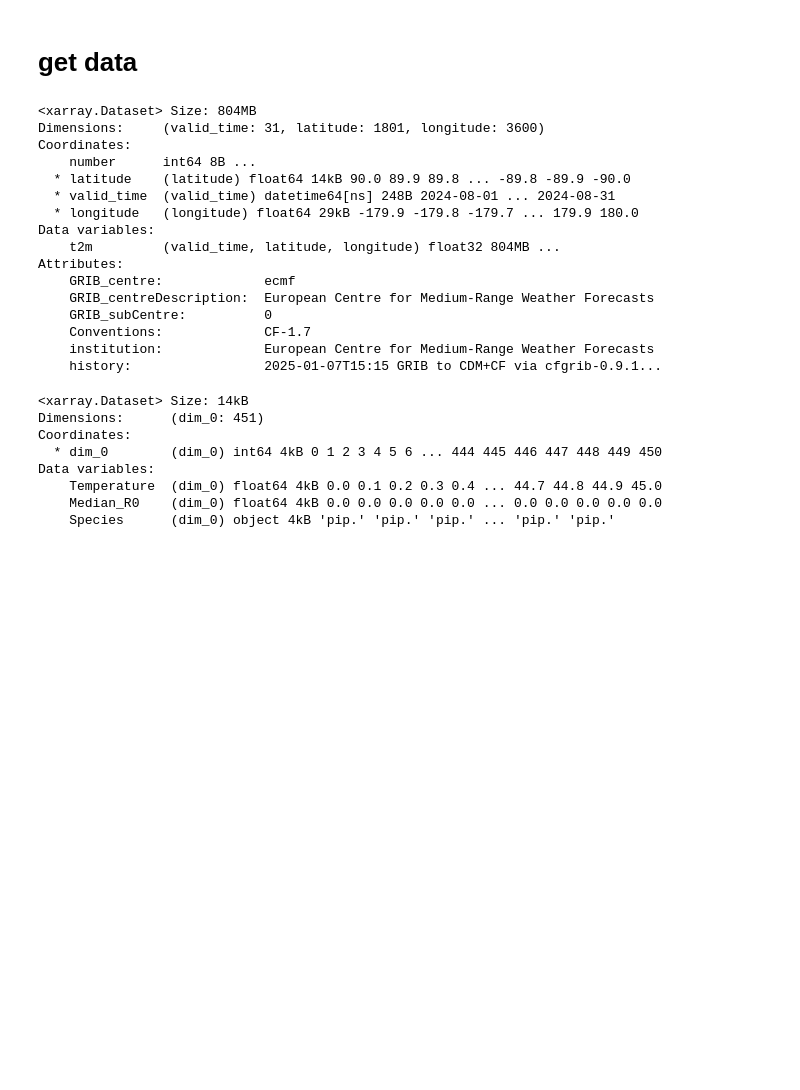
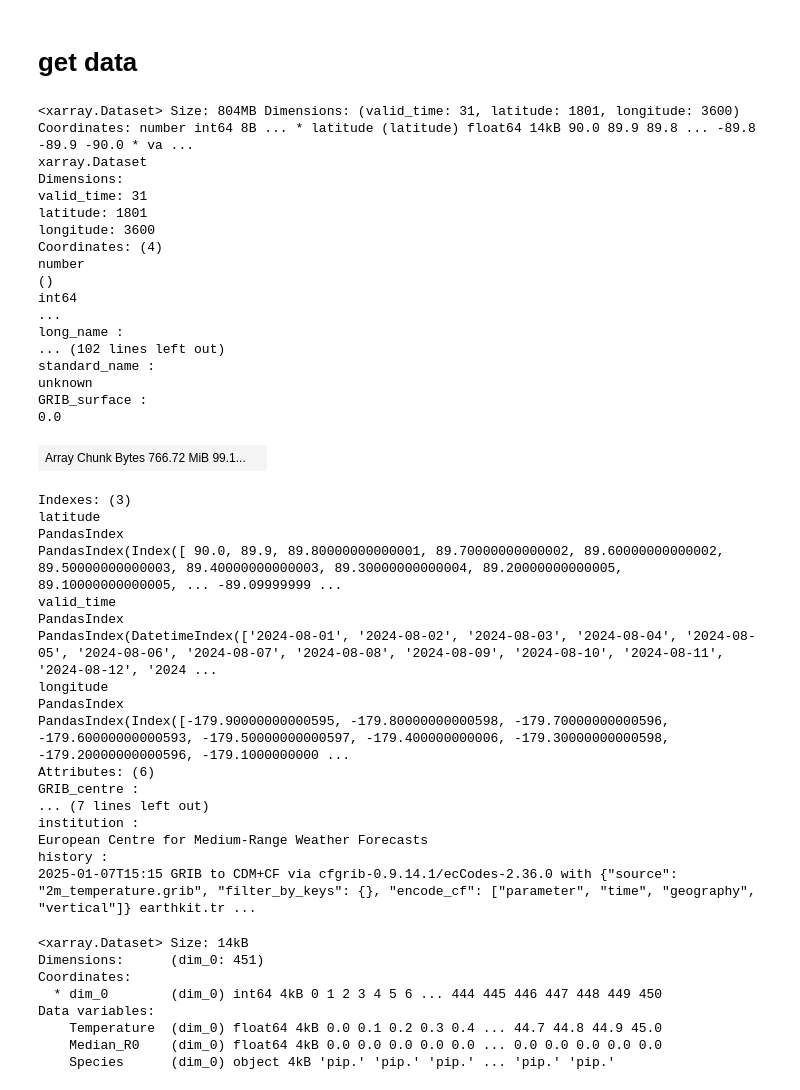
Before and after one commit to ssciwr/onehealth-model-backend, a Jupyter notebook: notebooks/model_python.ipynb, the cells around one changed output. Drawn from its saved outputs; the diff is of its cells as text; code cells hidden in the pictures; blank space fills up the shorter version.

```diff
--- a/notebooks/model_python.ipynb
+++ b/notebooks/model_python.ipynb
@@ -14,25 +15,44 @@ PosixPath('/home/hmack/Development/onehealth-model-backend/data/in')
 # %% [markdown]
 # get data
 # %%
-data = xr.open_dataset(path / "ERA5land_global_t2m_dailyStats_mean_01Deg_2024_08_data.nc")
+data = xr.open_dataset(path / "ERA5land_global_t2m_dailyStats_mean_01Deg_2024_08_data.nc", chunks='auto')
 data
 # %% [output]
-<xarray.Dataset> Size: 804MB
-Dimensions:     (valid_time: 31, latitude: 1801, longitude: 3600)
-Coordinates:
-    number      int64 8B ...
-  * latitude    (latitude) float64 14kB 90.0 89.9 89.8 ... -89.8 -89.9 -90.0
-  * valid_time  (valid_time) datetime64[ns] 248B 2024-08-01 ... 2024-08-31
-  * longitude   (longitude) float64 29kB -179.9 -179.8 -179.7 ... 179.9 180.0
-Data variables:
-    t2m         (valid_time, latitude, longitude) float32 804MB ...
-Attributes:
-    GRIB_centre:             ecmf
-    GRIB_centreDescription:  European Centre for Medium-Range Weather Forecasts
-    GRIB_subCentre:          0
-    Conventions:             CF-1.7
-    institution:             European Centre for Medium-Range Weather Forecasts
-    history:                 2025-01-07T15:15 GRIB to CDM+CF via cfgrib-0.9.1...
+<xarray.Dataset> Size: 804MB Dimensions: (valid_time: 31, latitude: 1801, longitude: 3600) Coordinates: number int64 8B ... * latitude (latitude) float64 14kB 90.0 89.9 89.8 ... -89.8 -89.9 -90.0 * va ...
+xarray.Dataset
+Dimensions:
+valid_time: 31
+latitude: 1801
+longitude: 3600
+Coordinates: (4)
+number
+()
+int64
+...
+long_name :
+... (102 lines left out)
+standard_name :
+unknown
+GRIB_surface :
+0.0
+| Array Chunk Bytes 766.72 MiB 99.1... |  |
+Indexes: (3)
+latitude
+PandasIndex
+PandasIndex(Index([ 90.0, 89.9, 89.80000000000001, 89.70000000000002, 89.60000000000002, 89.50000000000003, 89.40000000000003, 89.30000000000004, 89.20000000000005, 89.10000000000005, ... -89.09999999 ...
+valid_time
+PandasIndex
+PandasIndex(DatetimeIndex(['2024-08-01', '2024-08-02', '2024-08-03', '2024-08-04', '2024-08-05', '2024-08-06', '2024-08-07', '2024-08-08', '2024-08-09', '2024-08-10', '2024-08-11', '2024-08-12', '2024 ...
+longitude
+PandasIndex
+PandasIndex(Index([-179.90000000000595, -179.80000000000598, -179.70000000000596, -179.60000000000593, -179.50000000000597, -179.400000000006, -179.30000000000598, -179.20000000000596, -179.1000000000 ...
+Attributes: (6)
+GRIB_centre :
+... (7 lines left out)
+institution :
+European Centre for Medium-Range Weather Forecasts
+history :
+2025-01-07T15:15 GRIB to CDM+CF via cfgrib-0.9.14.1/ecCodes-2.36.0 with {"source": "2m_temperature.grib", "filter_by_keys": {}, "encode_cf": ["parameter", "time", "geography", "vertical"]} earthkit.tr ...
 # %%
 temp_data = xr.Dataset(pd.read_csv(path / "R0_pip_stats.csv"))
 temp_data
```
Also changed, not shown: parts of 15 cells of this notebook, 1 other file.
